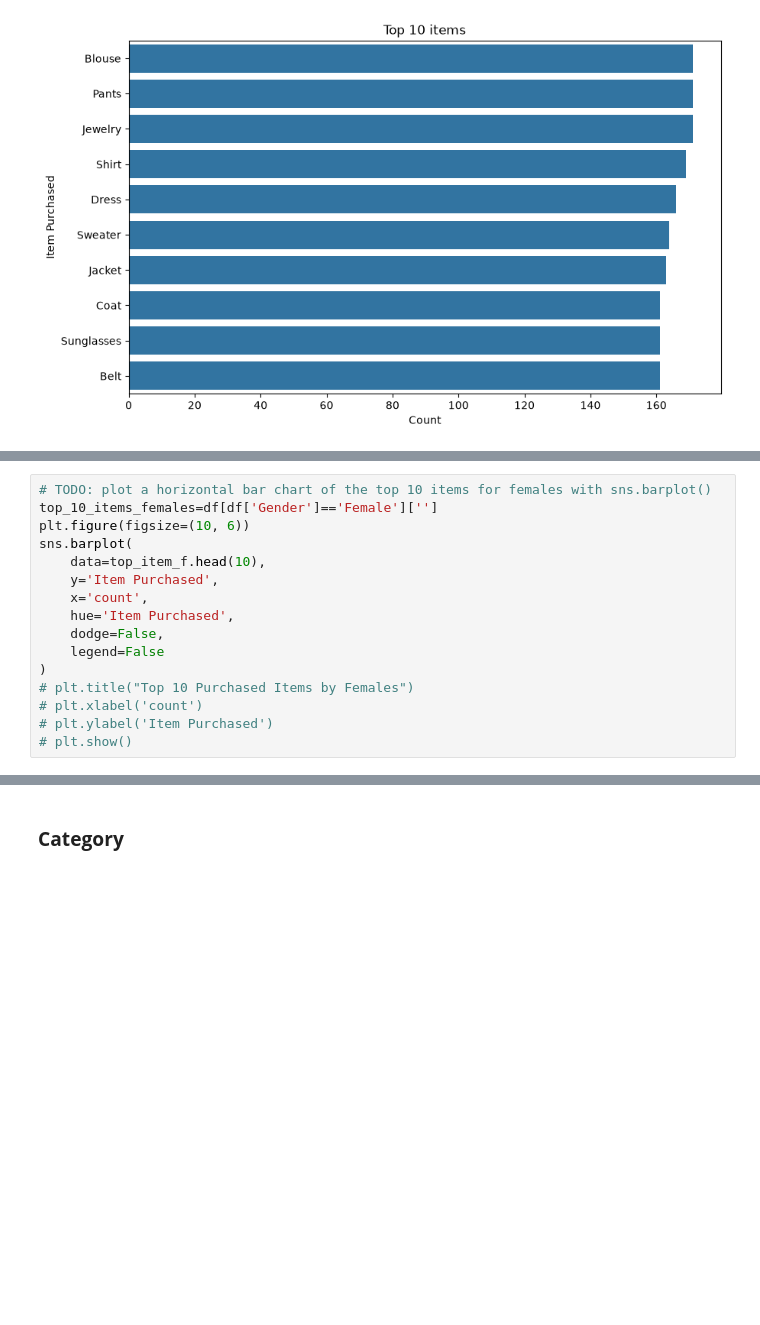
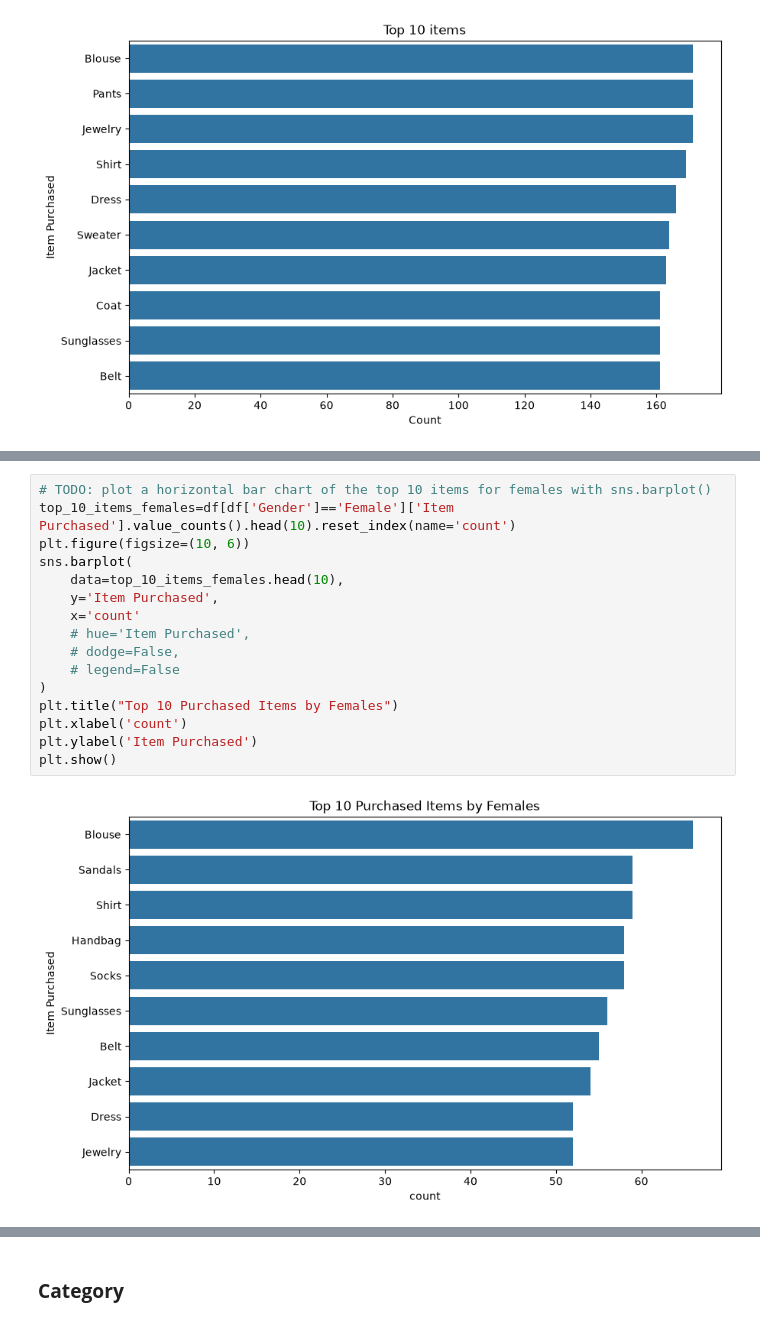
Before and after one commit to antrandevv/PandasFromZeroToHero, a Jupyter notebook: Practices_w3/w5_2.ipynb, the cells around one changed output, grey strips where cells are left out. Cells and saved outputs as stored; diff of their text form; blank space fills up the shorter version.

```diff
--- a/Practices_w3/w5_2.ipynb
+++ b/Practices_w3/w5_2.ipynb
@@ -158,18 +157,20 @@ plt.show()
 # %%
 # TODO: plot a horizontal bar chart of the top 10 items for females with sns.barplot()
-top_10_items_females=df[df['Gender']=='Female']['']
+top_10_items_females=df[df['Gender']=='Female']['Item Purchased'].value_counts().head(10).reset_index(name='count')
 plt.figure(figsize=(10, 6))
 sns.barplot(
-    data=top_item_f.head(10),
+    data=top_10_items_females.head(10),
     y='Item Purchased',
-    x='count',
-    hue='Item Purchased',
-    dodge=False,
-    legend=False
+    x='count'
+    # hue='Item Purchased',
+    # dodge=False,
+    # legend=False
 )
-# plt.title("Top 10 Purchased Items by Females")
-# plt.xlabel('count')
-# plt.ylabel('Item Purchased')
-# plt.show()
+plt.title("Top 10 Purchased Items by Females")
+plt.xlabel('count')
+plt.ylabel('Item Purchased')
+plt.show()
+# %% [output]
+[figure, added]
 # %%
 # TODO: count Size with value_counts() for all customers
```
Also changed, not shown: parts of 20 cells of this notebook, 1 other file.
